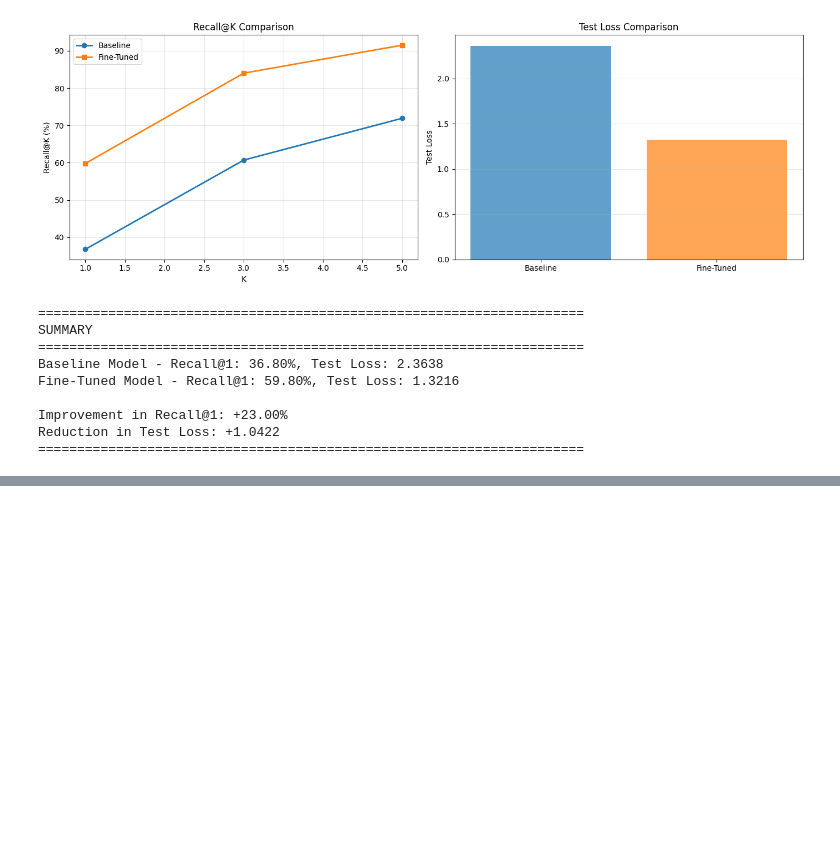
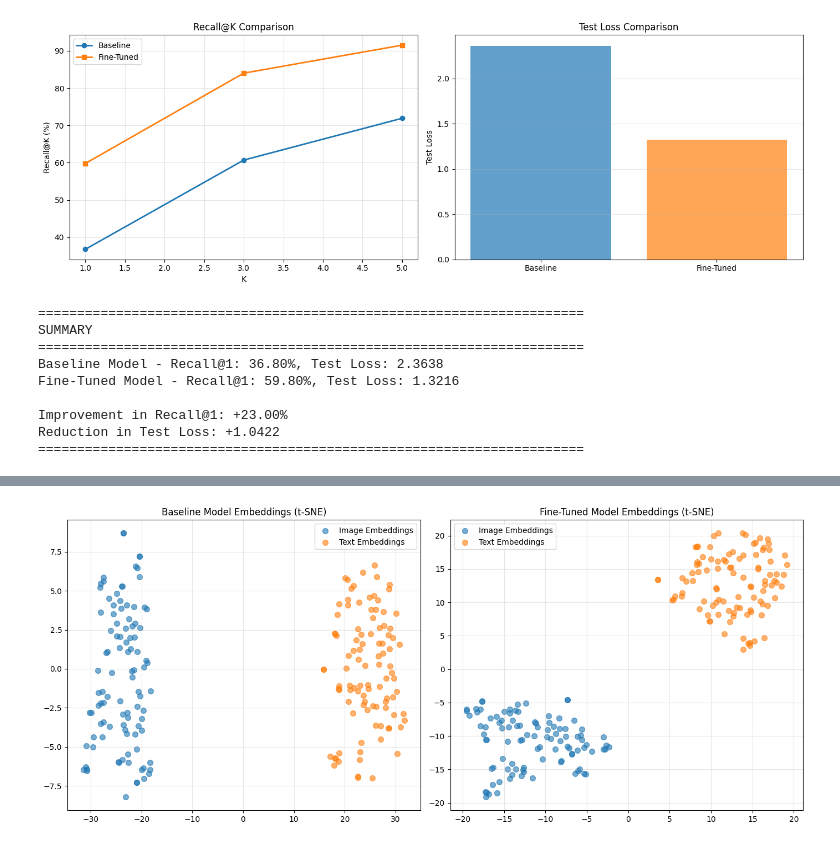
Before and after one commit to engrdeveloper/Embedding-Denoising-Research-Project, a Jupyter notebook: CLIP_FIne_Tuned_Model.ipynb, the cells around one changed output, grey strips where cells are left out. Saved outputs shown, nothing was run; the diff lists cells and outputs as text; code cells hidden in the pictures; blank space fills up the shorter version.

Commit message:
Implemented embedding extraction and visualization for baseline and fine-tuned CLIP models using t-SNE. Added functionality to calculate and display average cosine similarity for embedding alignment.

```diff
--- a/CLIP_FIne_Tuned_Model.ipynb
+++ b/CLIP_FIne_Tuned_Model.ipynb
@@ -436,3 +436,90 @@ Fine-Tuned Model - Recall@1: 59.80%, Test Loss: 1.3216
 Improvement in Recall@1: +23.00%
 Reduction in Test Loss: +1.0422
 ======================================================================
+# %%
+from sklearn.manifold import TSNE
+from sklearn.decomposition import PCA
+import numpy as np
+
+# Extract embeddings for visualization
+def extract_embeddings(model, processor, dataset, num_samples=100):
+    model.eval()
+    images = []
+    texts = []
+    image_embeddings = []
+    text_embeddings = []
+
+    sample_dataset = dataset.select(range(num_samples))
+
+    with torch.no_grad():
+        for item in sample_dataset:
+            image = item["image"]
+            text = item["prompt"]
+
+            inputs = processor(text=[text], images=[image], return_tensors="pt", padding=True)
+            outputs = model(**inputs)
+
+            # Get normalized embeddings
+            image_emb = outputs.image_embeds / outputs.image_embeds.norm(dim=-1, keepdim=True)
+            text_emb = outputs.text_embeds / outputs.text_embeds.norm(dim=-1, keepdim=True)
+
+            image_embeddings.append(image_emb.squeeze().numpy())
+            text_embeddings.append(text_emb.squeeze().numpy())
+
+    return np.array(image_embeddings), np.array(text_embeddings)
+
+# Get embeddings from baseline and fine-tuned models
+print("Extracting baseline embeddings...")
+baseline_model.eval()
+baseline_img_emb, baseline_txt_emb = extract_embeddings(baseline_model, baseline_processor, test_dataset, 100)
+
+print("Extracting fine-tuned embeddings...")
+model.eval()
+fine_tuned_img_emb, fine_tuned_txt_emb = extract_embeddings(model, processor, test_dataset, 100)
+
+# Visualize with t-SNE
+print("Creating t-SNE visualizations...")
+tsne = TSNE(n_components=2, random_state=42, perplexity=30)
+
+# Baseline embeddings
+baseline_combined = np.vstack([baseline_img_emb, baseline_txt_emb])
+baseline_2d = tsne.fit_transform(baseline_combined)
+
+# Fine-tuned embeddings
+fine_tuned_combined = np.vstack([fine_tuned_img_emb, fine_tuned_txt_emb])
+fine_tuned_2d = tsne.fit_transform(fine_tuned_combined)
+
+# Plot
+fig, axes = plt.subplots(1, 2, figsize=(14, 6))
+
+axes[0].scatter(baseline_2d[:100, 0], baseline_2d[:100, 1], alpha=0.6, label='Image Embeddings', s=50)
+axes[0].scatter(baseline_2d[100:, 0], baseline_2d[100:, 1], alpha=0.6, label='Text Embeddings', s=50)
+axes[0].set_title('Baseline Model Embeddings (t-SNE)')
+axes[0].legend()
+axes[0].grid(True, alpha=0.3)
+
+axes[1].scatter(fine_tuned_2d[:100, 0], fine_tuned_2d[:100, 1], alpha=0.6, label='Image Embeddings', s=50)
+axes[1].scatter(fine_tuned_2d[100:, 0], fine_tuned_2d[100:, 1], alpha=0.6, label='Text Embeddings', s=50)
+axes[1].set_title('Fine-Tuned Model Embeddings (t-SNE)')
+axes[1].legend()
+axes[1].grid(True, alpha=0.3)
+
+plt.tight_layout()
+plt.show()
+
+# Calculate embedding alignment (cosine similarity)
+def calculate_alignment(img_emb, txt_emb):
+    similarities = []
+    for i in range(len(img_emb)):
+        sim = np.dot(img_emb[i], txt_emb[i]) / (np.linalg.norm(img_emb[i]) * np.linalg.norm(txt_emb[i]))
+        similarities.append(sim)
+    return np.mean(similarities)
+
+baseline_alignment = calculate_alignment(baseline_img_emb, baseline_txt_emb)
+fine_tuned_alignment = calculate_alignment(fine_tuned_img_emb, fine_tuned_txt_emb)
+
+print(f"\nEmbedding Alignment (Average Cosine Similarity):")
+print(f"Baseline: {baseline_alignment:.4f}")
+print(f"Fine-Tuned: {fine_tuned_alignment:.4f}")
+print(f"Improvement: {fine_tuned_alignment - baseline_alignment:+.4f}")
+# %% [output]
@@ -438,0 +529 @@ Reduction in Test Loss: +1.0422
+[figure, added]
```
Also changed, not shown: parts of 1 cell of this notebook.
